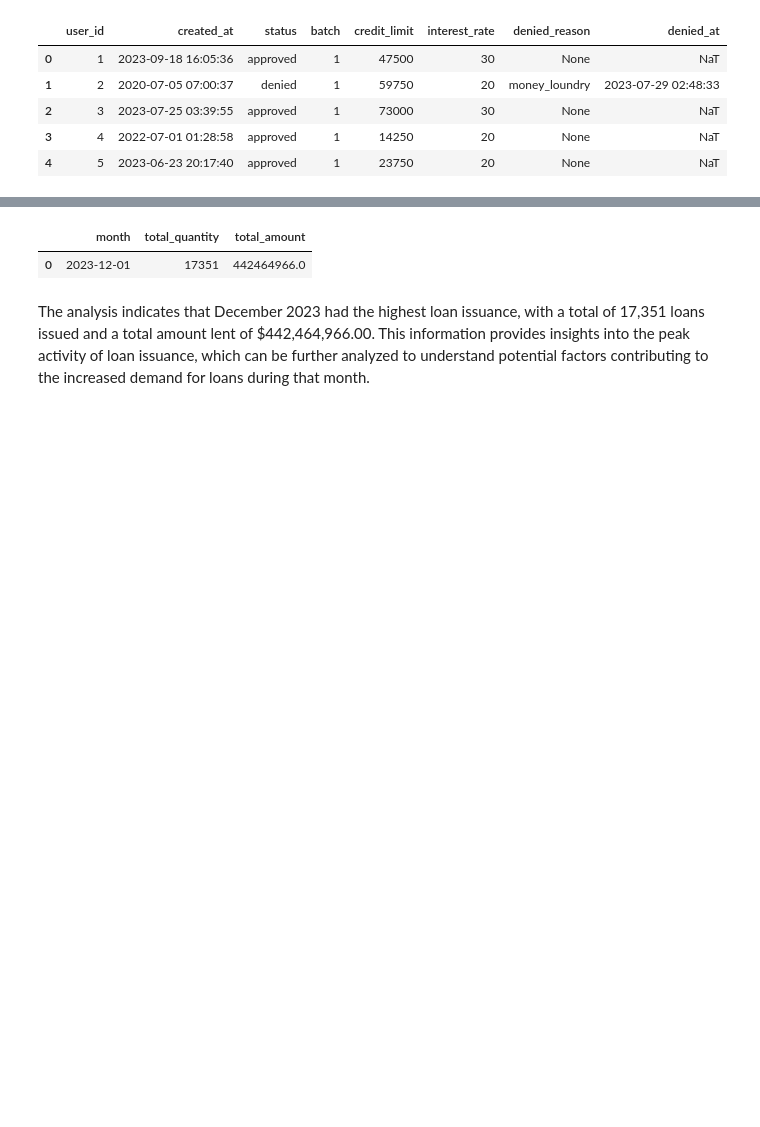
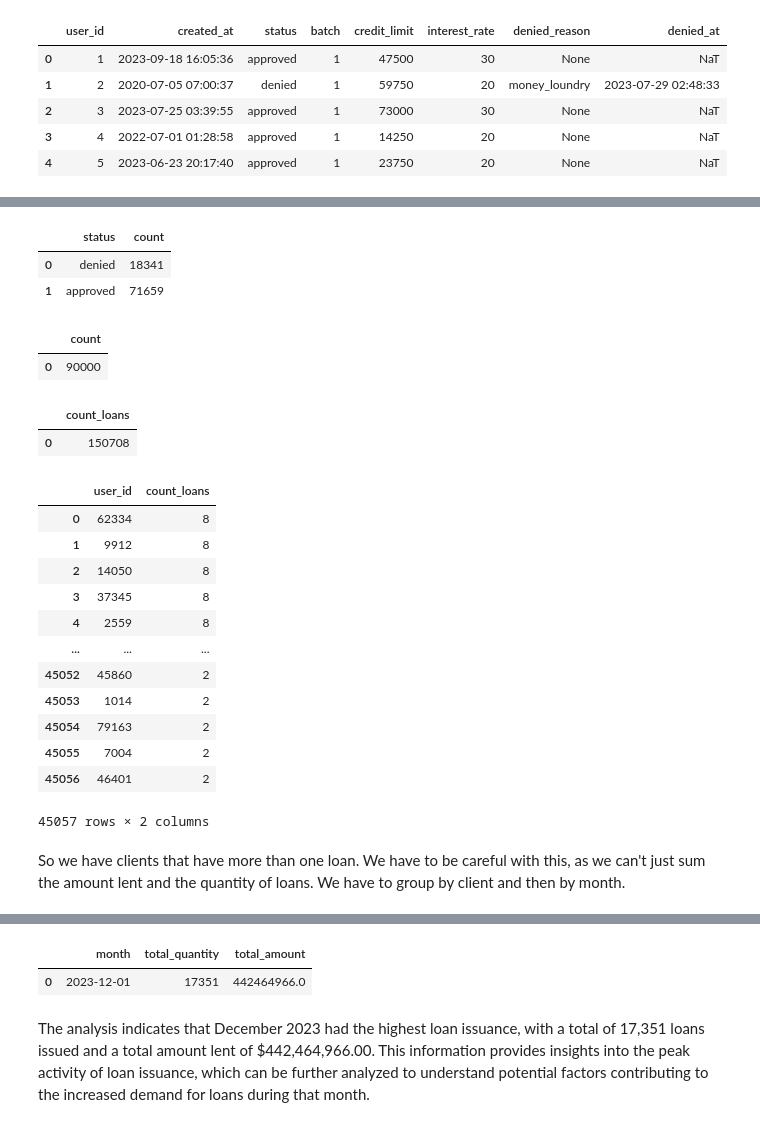
Before and after one commit to IgorNascAlves/project-lending-data-engineer, a Jupyter notebook: notebooks/exploring.ipynb, the cells around one changed output, grey strips where cells are left out. Saved outputs shown, nothing was run; the diff lists cells and outputs as text; code cells hidden in the pictures; blank space fills up the shorter version.

```diff
--- a/notebooks/exploring.ipynb
+++ b/notebooks/exploring.ipynb
@@ -69,0 +99,65 @@ execute_query(query_five_first_on_clients)
+# %%
+#  distinct values and counts status from clients table
+query_distinct_status = """
+SELECT status, COUNT(status) AS count
+FROM clients
+GROUP BY status;
+"""
+
+execute_query(query_distinct_status)
+# %% [output]
+|  | status | count |
+| 0 | denied | 18341 |
+| 1 | approved | 71659 |
+# %%
+#how many loans were disbursed to each client
+query_loans_disbursed_to_clients = """
+SELECT COUNT(*)
+FROM clients;
+"""
+
+execute_query(query_loans_disbursed_to_clients)
+# %% [output]
+|  | count |
+| 0 | 90000 |
+# %%
+#how many loans
+query_how_many_loans = """
+SELECT COUNT(*) as count_loans
+FROM loans;
+"""
+
+execute_query(query_how_many_loans)
+# %% [output]
+|  | count_loans |
+| 0 | 150708 |
+# %%
+#how many loans were disbursed to each client
+query_loans_disbursed_to_clients = """
+SELECT user_id, count_loans
+FROM (
+    SELECT user_id, COUNT(*) as count_loans
+    FROM loans
+    GROUP BY user_id
+) AS subquery
+WHERE count_loans > 1
+ORDER BY count_loans DESC;
+"""
+
+execute_query(query_loans_disbursed_to_clients)
+# %% [output]
+|  | user_id | count_loans |
+| 0 | 62334 | 8 |
+| 1 | 9912 | 8 |
+| 2 | 14050 | 8 |
+| 3 | 37345 | 8 |
+| 4 | 2559 | 8 |
+| ... | ... | ... |
+| 45052 | 45860 | 2 |
+| 45053 | 1014 | 2 |
+| 45054 | 79163 | 2 |
+| 45055 | 7004 | 2 |
+| 45056 | 46401 | 2 |
+45057 rows × 2 columns
+# %% [markdown]
+So we have clients that have more than one loan. We have to be careful with this, as we can't just sum the amount lent and the quantity of loans. We have to group by client and then by month.
```
Also changed, not shown: parts of 30 cells of this notebook.
